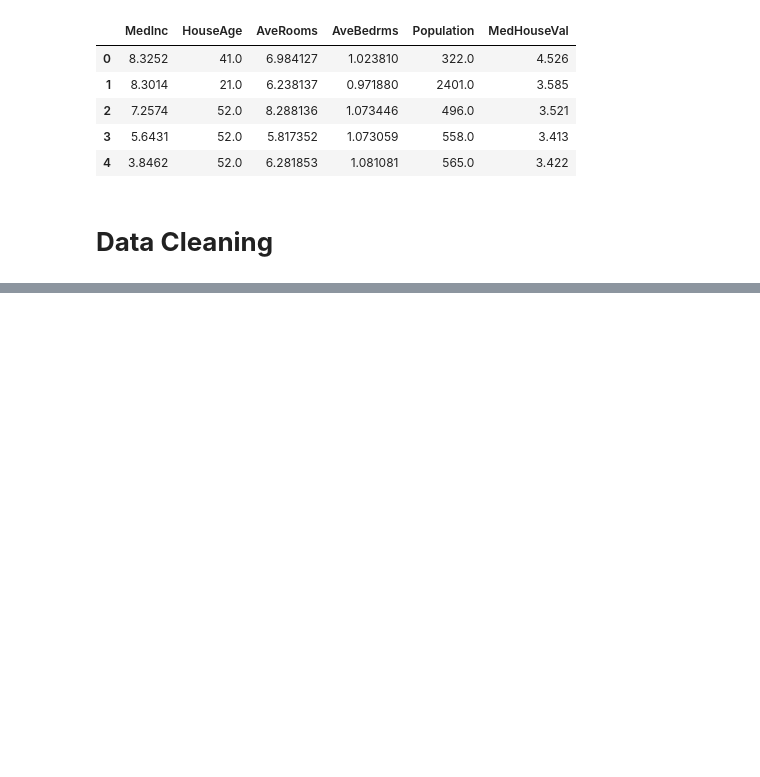
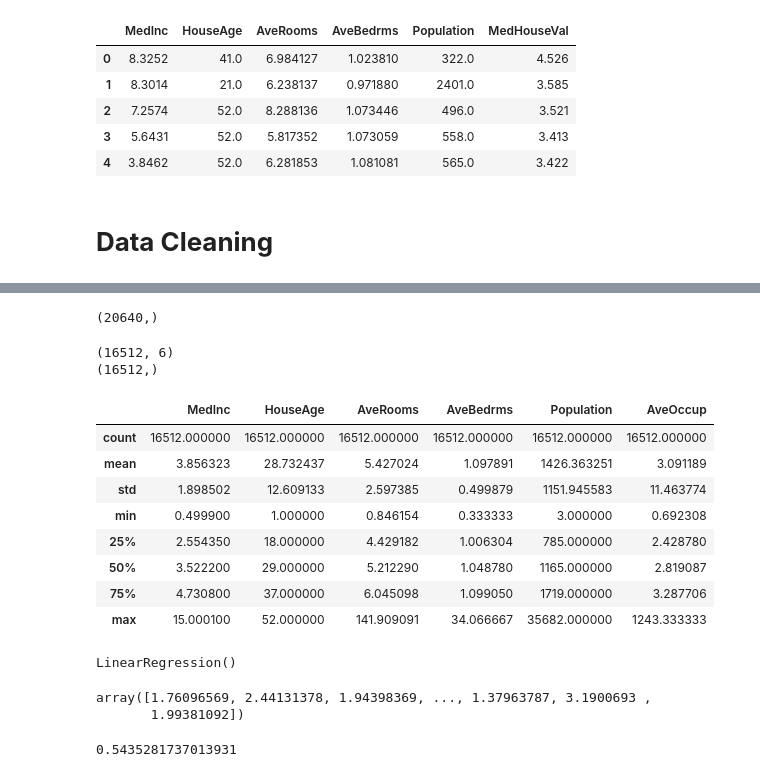
Before and after one commit to sutanto5/DataScience-Exploration, a Jupyter notebook: JS_MLScope_Project_1.ipynb, the cells around one changed output, grey strips where cells are left out. Saved outputs shown, nothing was run; the diff lists cells and outputs as text; code cells hidden in the pictures; blank space fills up the shorter version.

Commit message:
Trained the model using linear regression -> Currently at 54% accuracy

```diff
--- a/JS_MLScope_Project_1.ipynb
+++ b/JS_MLScope_Project_1.ipynb
@@ -92,0 +77,8 @@ SyntaxError: invalid syntax (<ipython-input-18-27d8bba2ddf5>, line 1)
+# %%
+#we will first be using a linear regression to test our data
+reg = LinearRegression()
+
+#got rid of med house val because thats what we want to predict
+#got rid of laitude and longitude because it didn't seem like it varied that much
+X = df.drop(columns = ['Latitude', 'Longitude', 'MedHouseVal'])
+X.head()
@@ -93,6 +92,46 @@ SyntaxError: invalid syntax (<ipython-input-18-27d8bba2ddf5>, line 1)
+# %%
+#want to predict median house value
+y = df['MedHouseVal']
+y.shape
+# %% [output]
+(20640,)
+# %%
+#most common to split data into 80/20 split
+#random_state randomizes the split '11' is the seed I think
+# split data into train and test sets
+x_train, x_test, y_train, y_test = train_test_split(X,y, random_state=11, test_size=0.2)
+# %%
+print(x_train.shape)
+print(y_train.shape)
+x_train.head()
+x_train.describe()
+# %% [output]
+(16512, 6)
+(16512,)
+|  | MedInc | HouseAge | AveRooms | AveBedrms | Population | AveOccup |
+| count | 16512.000000 | 16512.000000 | 16512.000000 | 16512.000000 | 16512.000000 | 16512.000000 |
+| mean | 3.856323 | 28.732437 | 5.427024 | 1.097891 | 1426.363251 | 3.091189 |
+| std | 1.898502 | 12.609133 | 2.597385 | 0.499879 | 1151.945583 | 11.463774 |
+| min | 0.499900 | 1.000000 | 0.846154 | 0.333333 | 3.000000 | 0.692308 |
+| 25% | 2.554350 | 18.000000 | 4.429182 | 1.006304 | 785.000000 | 2.428780 |
+| 50% | 3.522200 | 29.000000 | 5.212290 | 1.048780 | 1165.000000 | 2.819087 |
+| 75% | 4.730800 | 37.000000 | 6.045098 | 1.099050 | 1719.000000 | 3.287706 |
+| max | 15.000100 | 52.000000 | 141.909091 | 34.066667 | 35682.000000 | 1243.333333 |
 # %%
 # fit model
+reg.fit(x_train,y_train)
+# %% [output]
+LinearRegression()
+# %%
+reg.predict(x_test)
+# %% [output]
+array([1.76096569, 2.44131378, 1.94398369, ..., 1.37963787, 3.1900693 ,
+       1.99381092])
 # %%
 # test model against the test set to see how well the model predicts the y values
+#accuracy is 54 percent
+reg.score(x_test,y_test)
+# %% [output]
+0.5435281737013931
 # %%
 # predict using your own data
```
Also changed, not shown: parts of 8 cells of this notebook.
